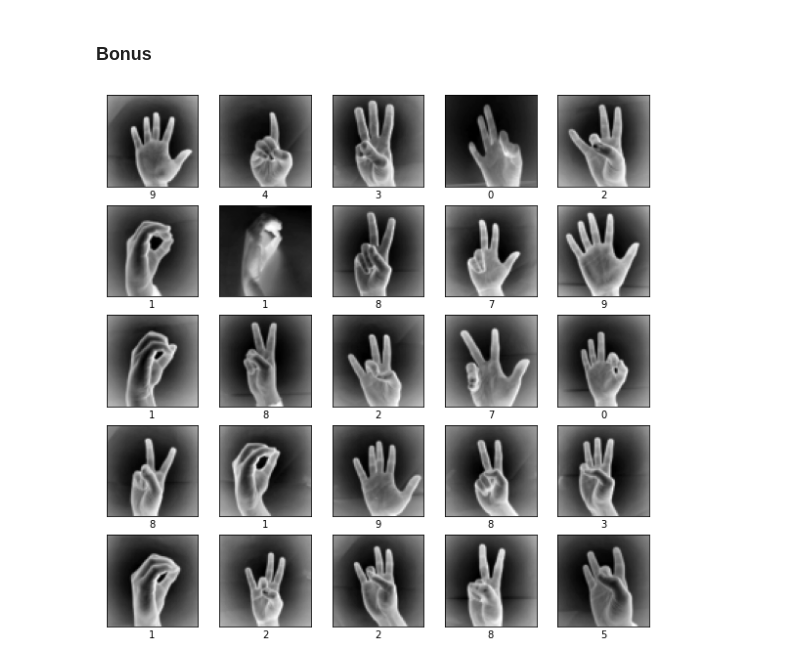
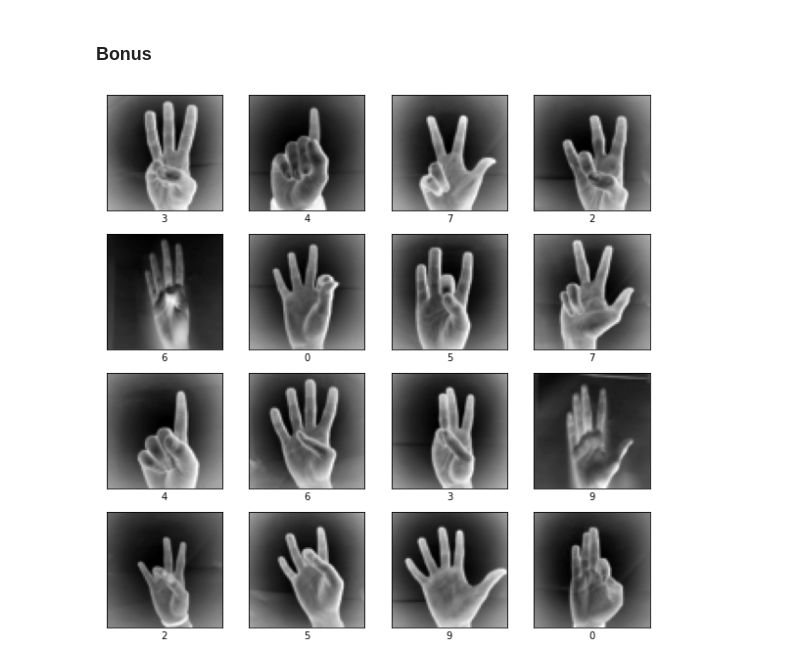
Before and after one commit to kanishk779/SMAI-2, a Jupyter notebook: question2.ipynb, the cells around one changed output. Saved outputs shown, nothing was run; the diff lists cells and outputs as text; code cells hidden in the pictures.

```diff
--- a/question2.ipynb
+++ b/question2.ipynb
@@ -181,15 +181,15 @@ np.vectorize(give_max,signature='(n)->()')(predictions.astype(int))
 # %%
 x_l = x_l.reshape(2062, 64, 64)
 class_names = ['0', '1', '2', '3', '4', '5', '6', '7', '8', '9']
 x_train, x_test, y_train, y_test = train_test_split(x_l, y_l, test_size=0.30, shuffle=True)
 plt.figure(figsize=(10,10))
-for i in range(25):
-    plt.subplot(5,5,i+1)
+for i in range(16):
+    plt.subplot(4,4,i+1)
     plt.xticks([])
     plt.yticks([])
     plt.grid(False)
     plt.imshow(x_train[i], cmap=plt.cm.binary)
     plt.xlabel(class_names[np.argmax(y_train[i])]) # this is done to get the index where one is present
 plt.show()
 # %% [output]
-[figure, old version]
+[figure, new version]
```
Also changed, not shown: 1 other file.
